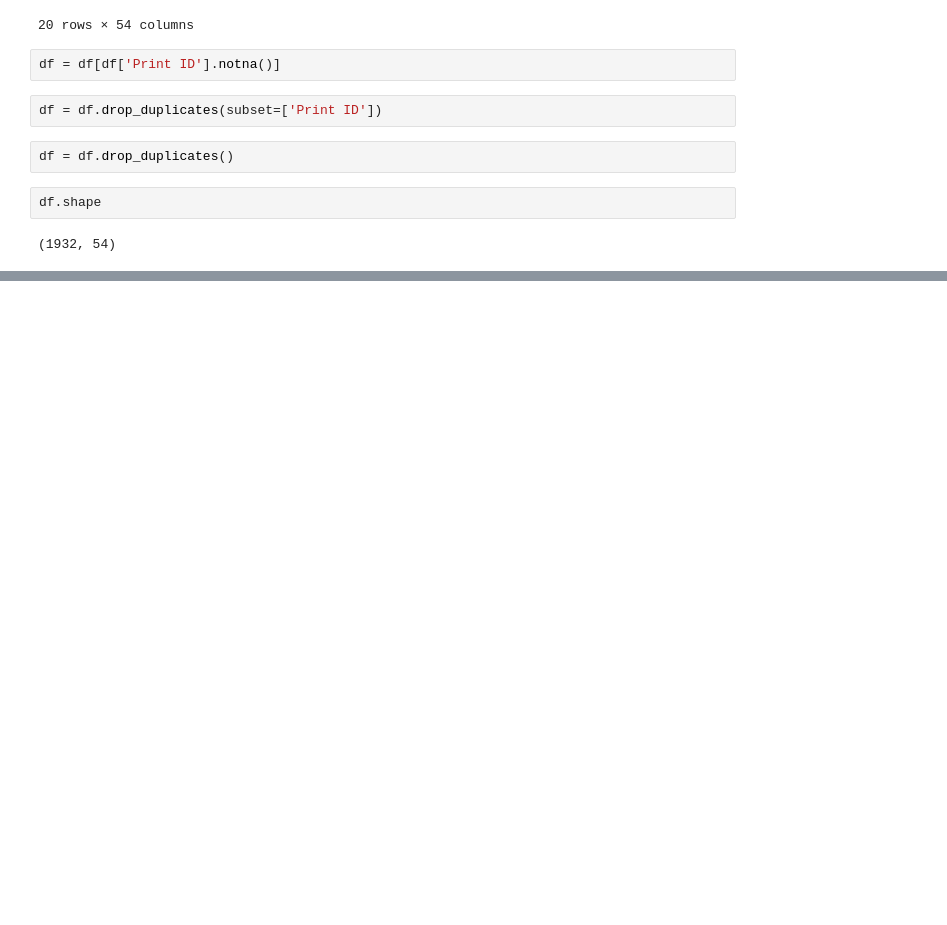
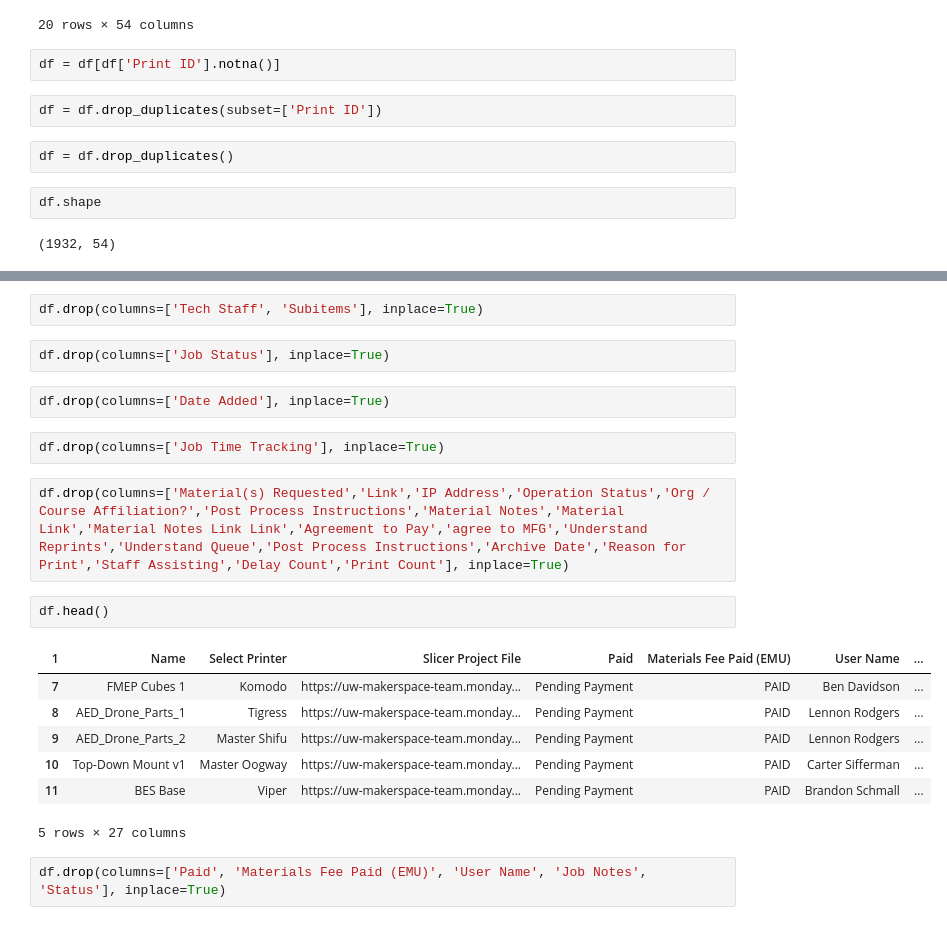
Before and after one commit to MarMar888/ECEDesignLabProj, a Jupyter notebook: MainClean.ipynb, the cells around one changed output, grey strips where cells are left out. Saved outputs shown, nothing was run; the diff lists cells and outputs as text; blank space fills up the shorter version.

```diff
--- a/MainClean.ipynb
+++ b/MainClean.ipynb
@@ -92,0 +115,22 @@ df.shape
+# %%
+df.drop(columns=['Tech Staff', 'Subitems'], inplace=True)
+# %%
+df.drop(columns=['Job Status'], inplace=True)
+# %%
+df.drop(columns=['Date Added'], inplace=True)
+# %%
+df.drop(columns=['Job Time Tracking'], inplace=True)
+# %%
+df.drop(columns=['Material(s) Requested','Link','IP Address','Operation Status','Org / Course Affiliation?','Post Process Instructions','Material Notes','Material Link','Material Notes Link Link','Agreement to Pay','agree to MFG','Understand Reprints','Understand Queue','Post Process Instructions','Archive Date','Reason for Print','Staff Assisting','Delay Count','Print Count'], inplace=True)
+# %%
+df.head()
+# %% [output]
+| 1 | Name | Select Printer | Slicer Project File | Paid | Materials Fee Paid (EMU) | User Name | ... |
+| 7 | FMEP Cubes 1 | Komodo | https://uw-makerspace-team.monday... | Pending Payment | PAID | Ben Davidson | ... |
+| 8 | AED_Drone_Parts_1 | Tigress | https://uw-makerspace-team.monday... | Pending Payment | PAID | Lennon Rodgers | ... |
+| 9 | AED_Drone_Parts_2 | Master Shifu | https://uw-makerspace-team.monday... | Pending Payment | PAID | Lennon Rodgers | ... |
+| 10 | Top-Down Mount v1 | Master Oogway | https://uw-makerspace-team.monday... | Pending Payment | PAID | Carter Sifferman | ... |
+| 11 | BES Base | Viper | https://uw-makerspace-team.monday... | Pending Payment | PAID | Brandon Schmall | ... |
+5 rows × 27 columns
+# %%
+df.drop(columns=['Paid', 'Materials Fee Paid (EMU)', 'User Name', 'Job Notes', 'Status'], inplace=True)
```
Also changed, not shown: parts of 14 cells of this notebook, 1 other file.
